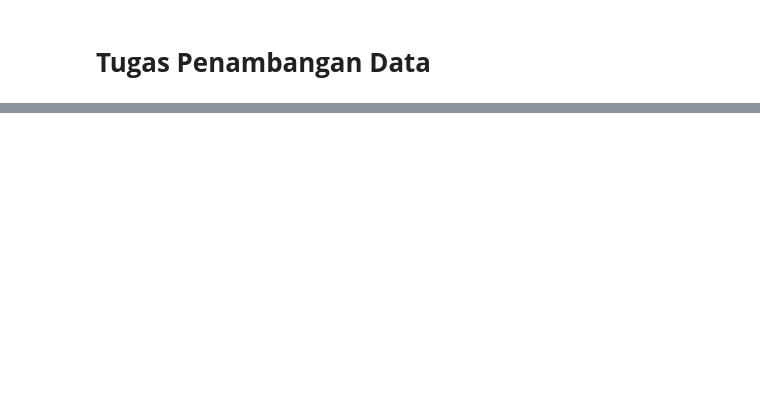
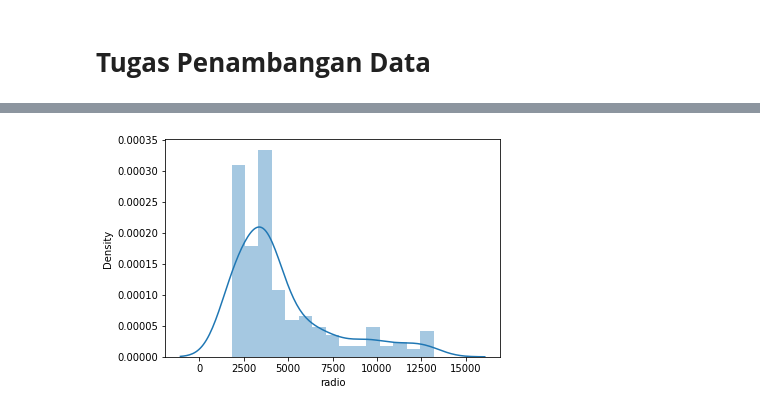
Before and after one commit to alvina-maharani/datamining, a Jupyter notebook: _sources/notebook.ipynb, the cells around one changed output, grey strips where cells are left out. Saved outputs shown, nothing was run; the diff lists cells and outputs as text; code cells hidden in the pictures; blank space fills up the shorter version.

```diff
--- a/_sources/notebook.ipynb
+++ b/_sources/notebook.ipynb
@@ -123,0 +68,3 @@ plt.show()
+# %%
+data_radio = dataset['radio']
+data_radio
@@ -123,0 +183,6 @@ plt.show()
+# %%
+plt.figure()
+sns.distplot(data_radio)
+plt.show()
+# %% [output]
+[figure, added]
```
Also changed, not shown: parts of 62 cells of this notebook, 6 other files.
